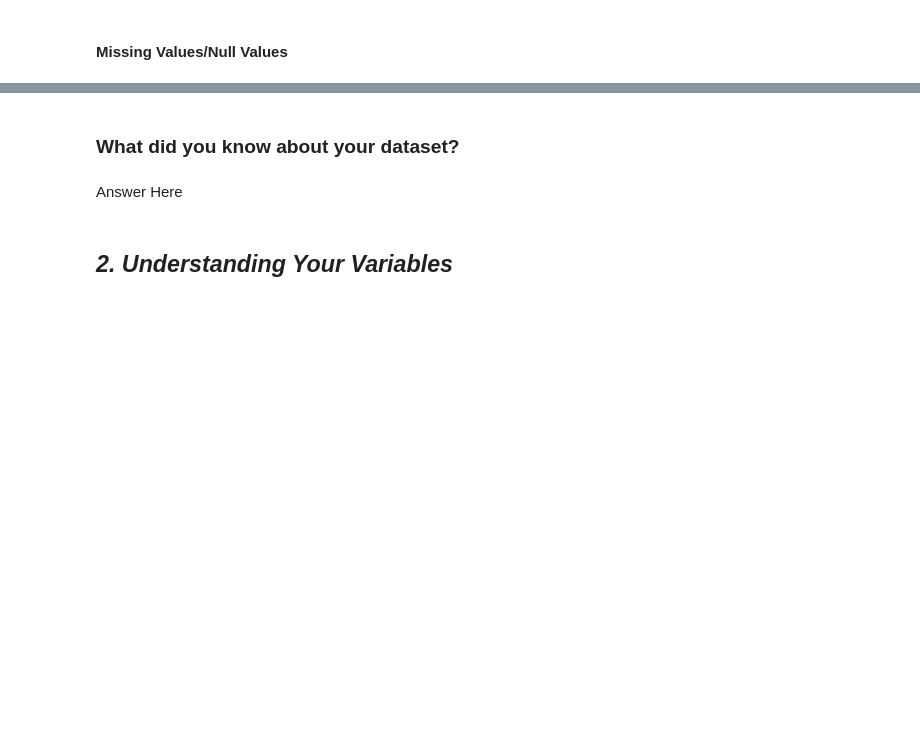
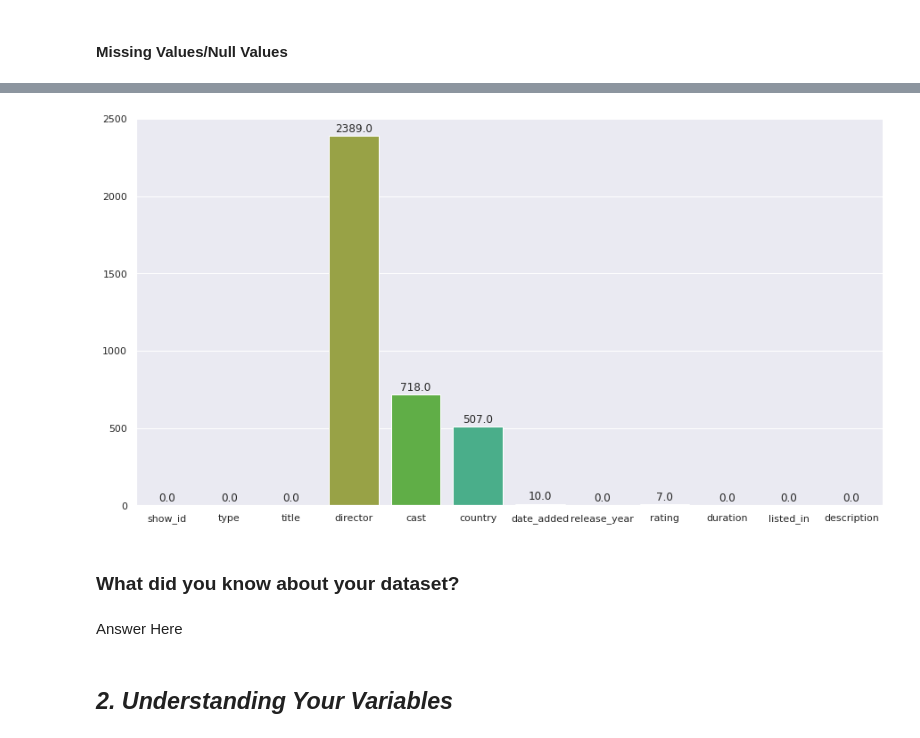
Before and after one commit to Ajay07pandey/Netflix-Movies-and-TV-Shows-Clustering, a Jupyter notebook: Netflix_movie_and_TV_show_Clustering_Ajay.ipynb, the cells around one changed output, grey strips where cells are left out. Drawn from its saved outputs; the diff is of its cells as text; code cells hidden in the pictures; blank space fills up the shorter version.

```diff
--- a/Netflix_movie_and_TV_show_Clustering_Ajay.ipynb
+++ b/Netflix_movie_and_TV_show_Clustering_Ajay.ipynb
@@ -241,3 +227,17 @@ msno.bar(df, figsize=(10,5), fontsize=12)
+# %%
+# Visualizing the missing values
+plt.figure(figsize=(15,8))
+plots= sns.barplot(x=df.columns,y=df.isna().sum())
+
+for bar in plots.patches:
+      plots.annotate(bar.get_height(),
+                     (bar.get_x() + bar.get_width() / 2,
+                      bar.get_height()), ha='center', va='center',
+                     size=12, xytext=(0, 8),
+                     textcoords='offset points')
+plt.show()
+# %% [output]
+[figure, added]
 # %% [markdown]
 ### What did you know about your dataset?
 # %% [markdown]
```
Also changed, not shown: parts of 76 cells of this notebook.
